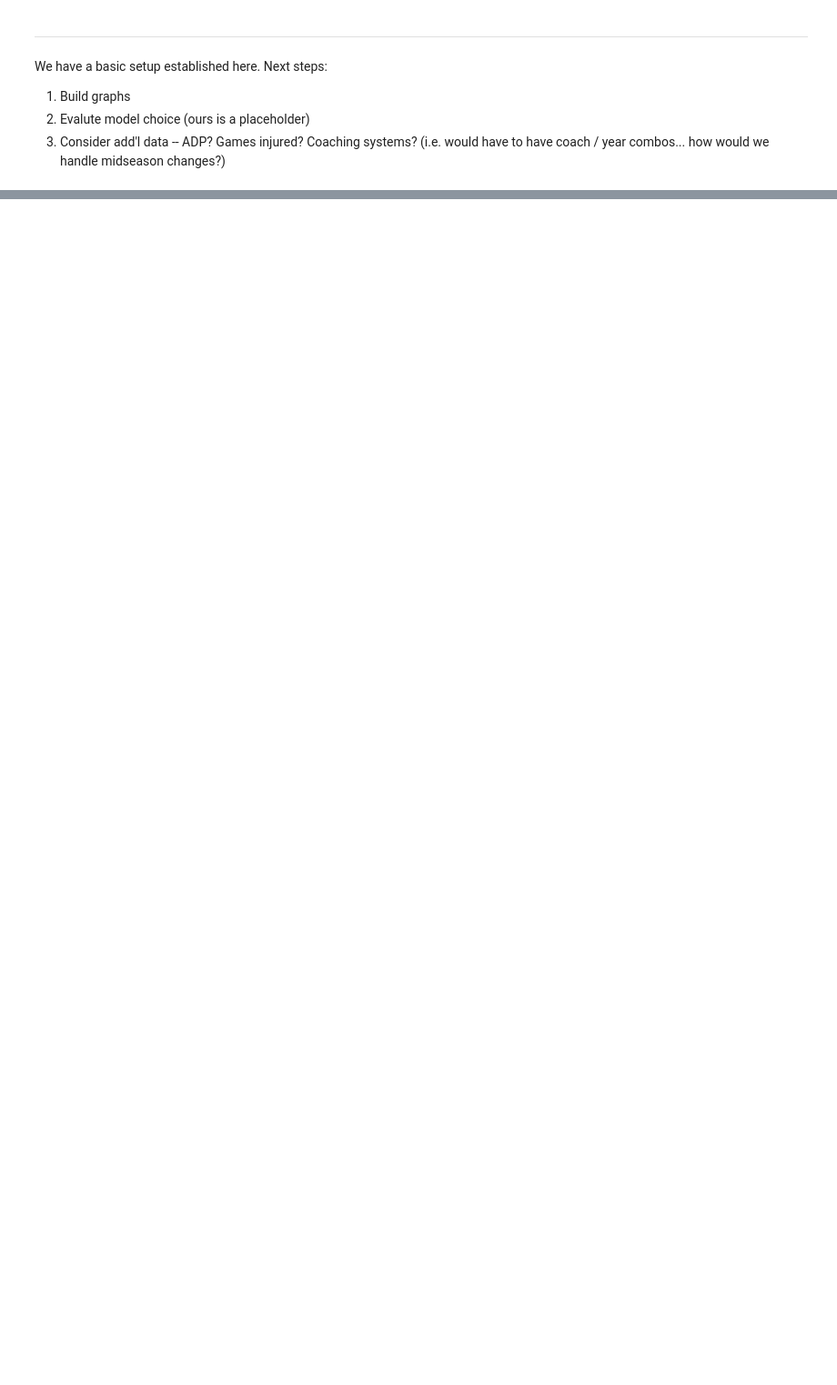
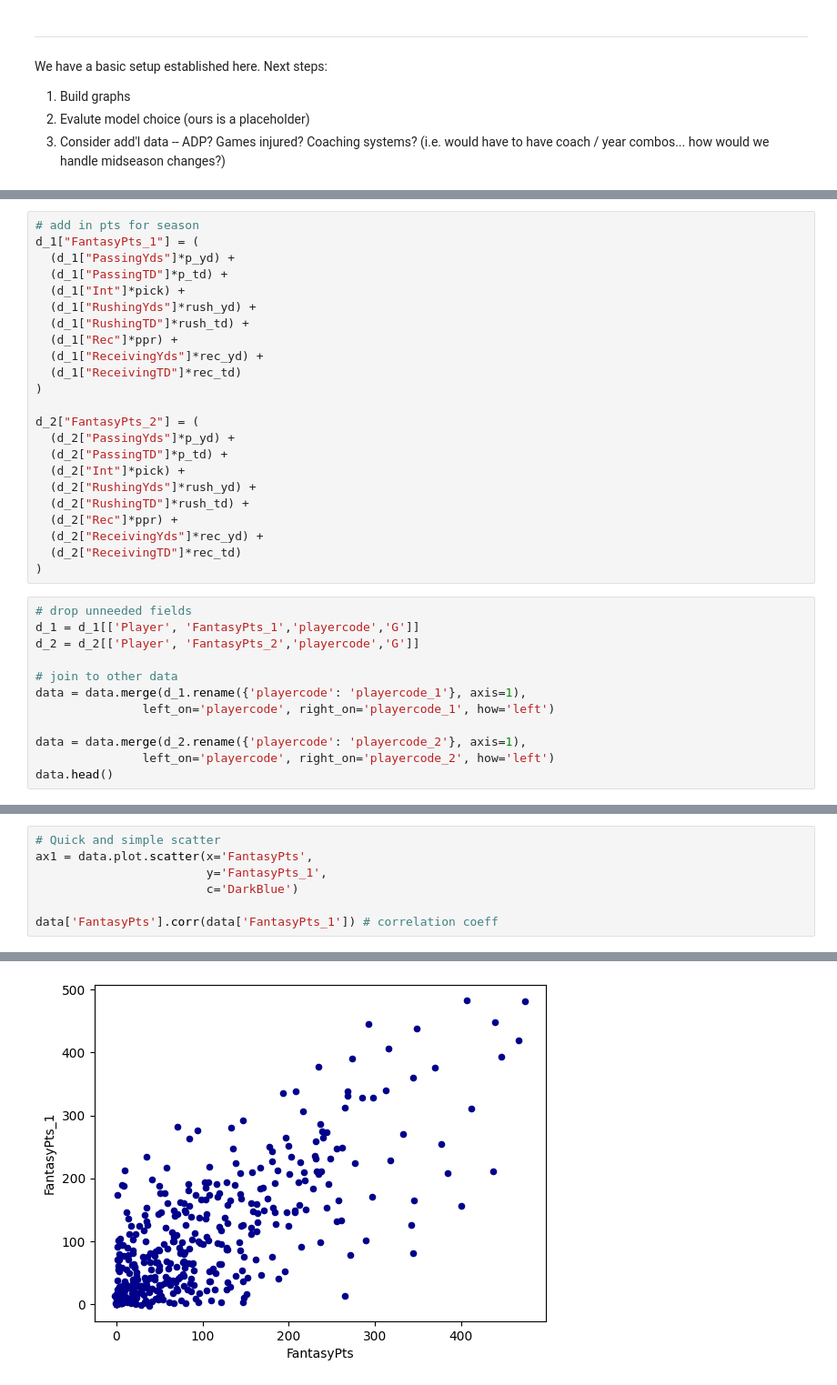
Before and after one commit to danemiles/projects, a Jupyter notebook: FF_Draft_Prep_2023.ipynb, the cells around one changed output, grey strips where cells are left out. Shown at 91% size. Drawn from its saved outputs; the diff is of its cells as text; blank space fills up the shorter version.

```diff
--- a/FF_Draft_Prep_2023.ipynb
+++ b/FF_Draft_Prep_2023.ipynb
@@ -568,0 +585,35 @@ Next steps:
+# %%
+# add in pts for season
+d_1["FantasyPts_1"] = (
+  (d_1["PassingYds"]*p_yd) +
+  (d_1["PassingTD"]*p_td) +
+  (d_1["Int"]*pick) +
+  (d_1["RushingYds"]*rush_yd) +
+  (d_1["RushingTD"]*rush_td) +
+  (d_1["Rec"]*ppr) +
+  (d_1["ReceivingYds"]*rec_yd) +
+  (d_1["ReceivingTD"]*rec_td)
+)
+
+d_2["FantasyPts_2"] = (
+  (d_2["PassingYds"]*p_yd) +
+  (d_2["PassingTD"]*p_td) +
+  (d_2["Int"]*pick) +
+  (d_2["RushingYds"]*rush_yd) +
+  (d_2["RushingTD"]*rush_td) +
+  (d_2["Rec"]*ppr) +
+  (d_2["ReceivingYds"]*rec_yd) +
+  (d_2["ReceivingTD"]*rec_td)
+)
+# %%
+# drop unneeded fields
+d_1 = d_1[['Player', 'FantasyPts_1','playercode','G']]
+d_2 = d_2[['Player', 'FantasyPts_2','playercode','G']]
+
+# join to other data
+data = data.merge(d_1.rename({'playercode': 'playercode_1'}, axis=1),
+               left_on='playercode', right_on='playercode_1', how='left')
+
+data = data.merge(d_2.rename({'playercode': 'playercode_2'}, axis=1),
+               left_on='playercode', right_on='playercode_2', how='left')
+data.head()
@@ -568,0 +628,8 @@ Next steps:
+# %%
+# Quick and simple scatter
+ax1 = data.plot.scatter(x='FantasyPts',
+                        y='FantasyPts_1',
+                        c='DarkBlue')
+
+data['FantasyPts'].corr(data['FantasyPts_1']) # correlation coeff
+# %% [output]
@@ -568,0 +637 @@ Next steps:
+[figure, added]
```
Also changed, not shown: parts of 20 cells of this notebook.
